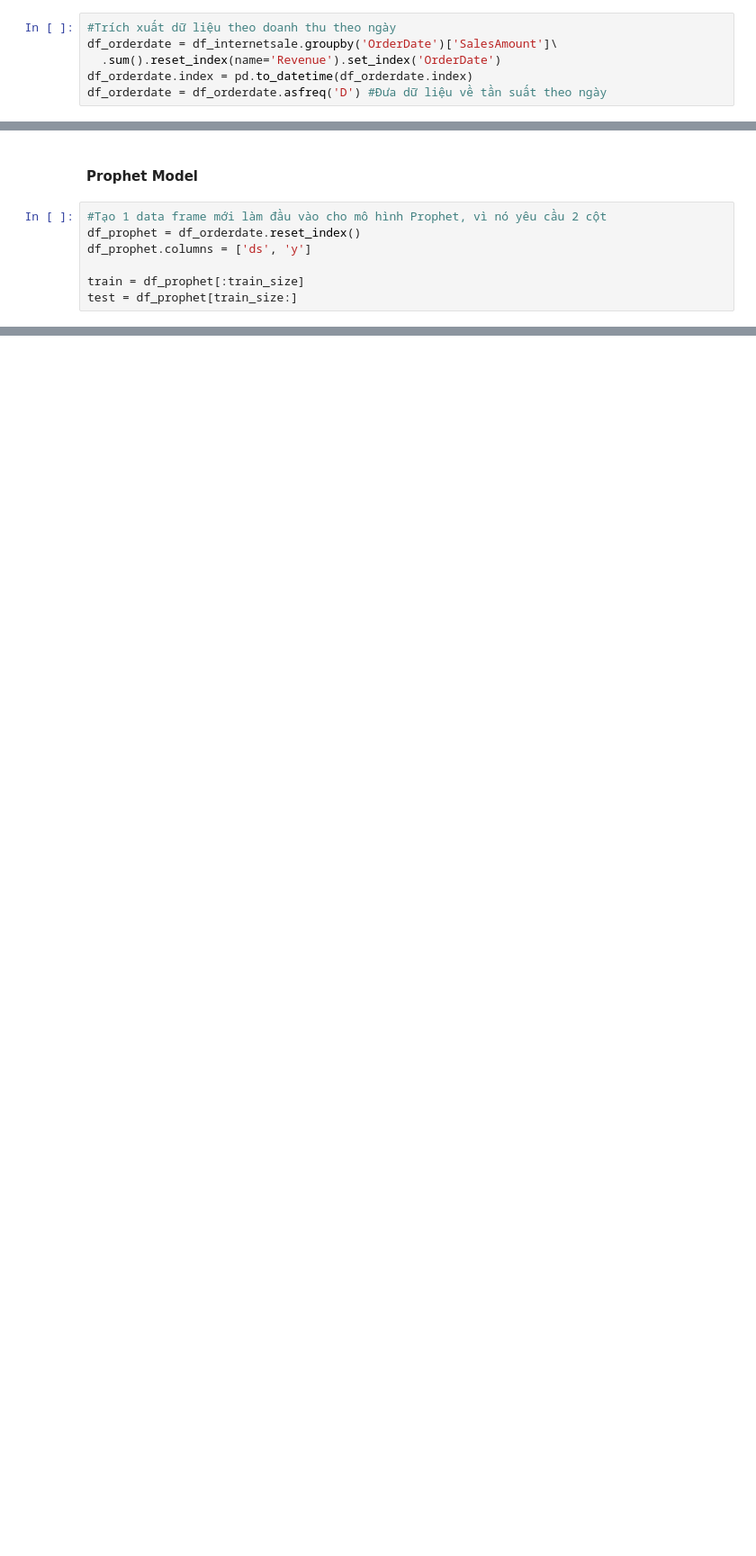
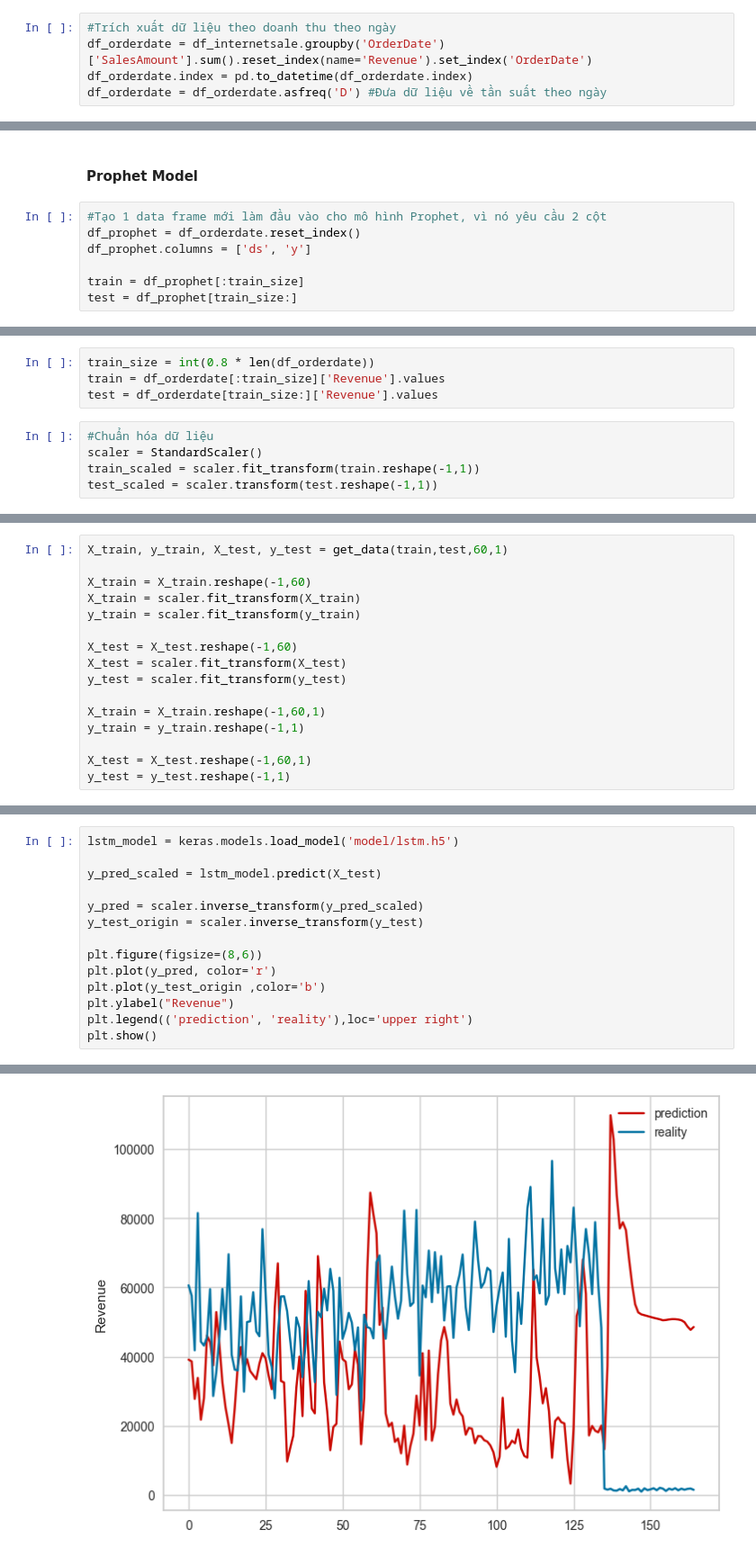
Before and after one commit to tienhai2808/simple_data_mining, a Jupyter notebook: main.ipynb, the cells around one changed output, grey strips where cells are left out. Shown at 90% size. Drawn from its saved outputs; the diff is of its cells as text; blank space fills up the shorter version.

```diff
--- a/main.ipynb
+++ b/main.ipynb
@@ -730,8 +688,7 @@ Passing `palette` without assigning `hue` is deprecated and will be removed in v
 ### Time Series Analysis
 # %%
 #Trích xuất dữ liệu theo doanh thu theo ngày
-df_orderdate = df_internetsale.groupby('OrderDate')['SalesAmount']\
-  .sum().reset_index(name='Revenue').set_index('OrderDate')
+df_orderdate = df_internetsale.groupby('OrderDate')['SalesAmount'].sum().reset_index(name='Revenue').set_index('OrderDate')
 df_orderdate.index = pd.to_datetime(df_orderdate.index)
 df_orderdate = df_orderdate.asfreq('D') #Đưa dữ liệu về tần suất theo ngày
 # %%
@@ -1008,0 +993,9 @@ plt.show()
+# %%
+train_size = int(0.8 * len(df_orderdate))
+train = df_orderdate[:train_size]['Revenue'].values
+test = df_orderdate[train_size:]['Revenue'].values
+# %%
+#Chuẩn hóa dữ liệu
+scaler = StandardScaler()
+train_scaled = scaler.fit_transform(train.reshape(-1,1))
+test_scaled = scaler.transform(test.reshape(-1,1))
@@ -1008,0 +1018,16 @@ plt.show()
+# %%
+X_train, y_train, X_test, y_test = get_data(train,test,60,1)
+
+X_train = X_train.reshape(-1,60)
+X_train = scaler.fit_transform(X_train)
+y_train = scaler.fit_transform(y_train)
+
+X_test = X_test.reshape(-1,60)
+X_test = scaler.fit_transform(X_test)
+y_test = scaler.fit_transform(y_test)
+
+X_train = X_train.reshape(-1,60,1)
+y_train = y_train.reshape(-1,1)
+
+X_test = X_test.reshape(-1,60,1)
+y_test = y_test.reshape(-1,1)
@@ -1008,0 +1074,15 @@ plt.show()
+# %%
+lstm_model = keras.models.load_model('model/lstm.h5')
+
+y_pred_scaled = lstm_model.predict(X_test)
+
+y_pred = scaler.inverse_transform(y_pred_scaled)
+y_test_origin = scaler.inverse_transform(y_test)
+
+plt.figure(figsize=(8,6))
+plt.plot(y_pred, color='r')
+plt.plot(y_test_origin ,color='b')
+plt.ylabel("Revenue")
+plt.legend(('prediction', 'reality'),loc='upper right')
+plt.show()
+# %% [output]
@@ -1008,0 +1091 @@ plt.show()
+[figure, added]
```
Also changed, not shown: parts of 23 cells of this notebook, 2 other files.
